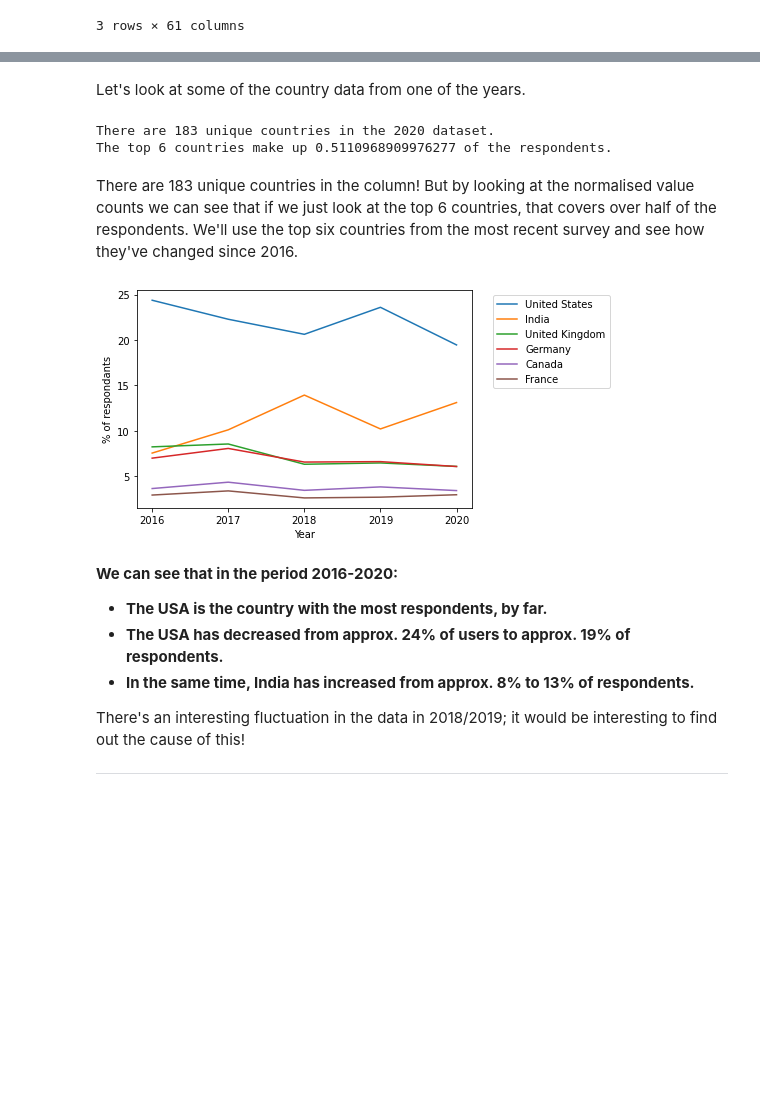
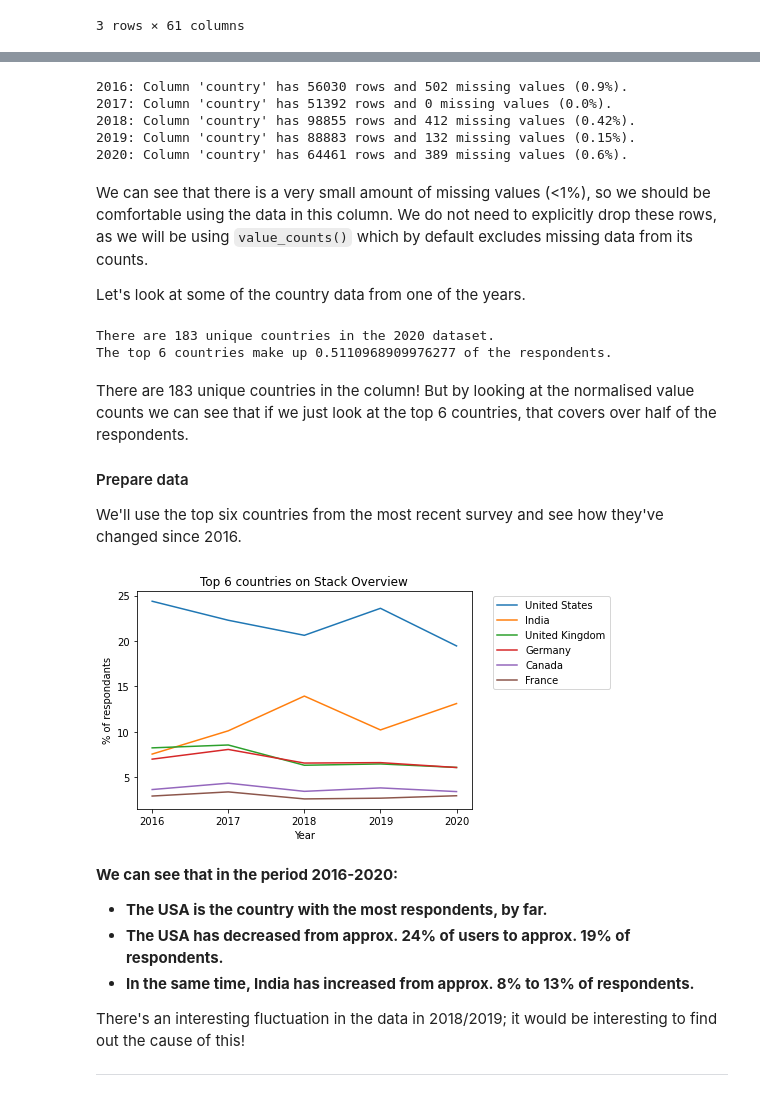
Before and after one commit to guyhth/udacity-data-scientist-nanodegree, a Jupyter notebook: Project 1/Project 1 - Write a Data Science Blog Post.ipynb, the cells around one changed output, grey strips where cells are left out. Drawn from its saved outputs; the diff is of its cells as text; code cells hidden in the pictures; blank space fills up the shorter version.

```diff
--- a/Project 1/Project 1 - Write a Data Science Blog Post.ipynb
+++ b/Project 1/Project 1 - Write a Data Science Blog Post.ipynb
@@ -70,4 +74,40 @@ for year in dfs.keys():
+# %%
+# Define function to return the number of rows and missing values in a column. Will also be used later in the analysis.
+def column_summary(df, column_name, print_summary=False):
+    """ Function to return the number of rows and missing values in a column, and optionally print these values.
+
+    Args:
+        df (pandas DataFrame): DataFrame containing the column of interest
+        column_name (str): name of the column of interest
+        print_summary (bool): print a sumamry of the column, default False
+
+    Returns:
+        count_rows (int): number of rows in the column
+        count_missing (int): number of missing values in the column
+        fraction_missing (float): fraction of rows that are missing values
+        Returned as a tuple
+    """
+    count_rows = df[column_name].shape[0]
+    count_missing = df[column_name].isna().sum()
+    fraction_missing = count_missing/count_rows
+
+    if print_summary==True:
+        print("Column '{}' has {} rows and {} missing values ({}%).".format(column_name, count_rows, count_missing, round(100*fraction_missing, 2)))
+
+    return (count_rows, count_missing, fraction_missing)
+
+for year, results in dfs.items():
+    print(year, end=': ')
+    column_summary(results, 'country', print_summary=True)
+# %% [output]
+2016: Column 'country' has 56030 rows and 502 missing values (0.9%).
+2017: Column 'country' has 51392 rows and 0 missing values (0.0%).
+2018: Column 'country' has 98855 rows and 412 missing values (0.42%).
+2019: Column 'country' has 88883 rows and 132 missing values (0.15%).
+2020: Column 'country' has 64461 rows and 389 missing values (0.6%).
 # %% [markdown]
+We can see that there is a very small amount of missing values (<1%), so we should be comfortable using the data in this column. We do not need to explicitly drop these rows, as we will be using `value_counts()` which by default excludes missing data from its counts.
+
 Let's look at some of the country data from one of the years.
 # %%
 # Count the number of unique values in the country column
@@ -85,36 +125,38 @@ print("The top {} countries make up {} of the respondents.".format(
 There are 183 unique countries in the 2020 dataset.
 The top 6 countries make up 0.5110968909976277 of the respondents.
 # %% [markdown]
-There are 183 unique countries in the column! But by looking at the normalised value counts we can see that if we just look at the top 6 countries, that covers over half of the respondents. We'll use the top six countries from the most recent survey and see how they've changed since 2016.
+There are 183 unique countries in the column! But by looking at the normalised value counts we can see that if we just look at the top 6 countries, that covers over half of the respondents.
+#### Prepare data
+We'll use the top six countries from the most recent survey and see how they've changed since 2016.
 # %%
 # Take the top six countries from the most recent survey, and use them as our countries to track.
 countries_of_interest = list(dfs[2020]['country'].value_counts(dropna=True).keys())[:num_countries_to_track]
 # %%
-# Create an empty dict to store the country data over time in
-country_data_over_time = {}
+country_data_over_time = {}  # Empty dict to store the country data over time
 
 # Iterate through our results sets
 for year, results in dfs.items():
     # Calculate normalised counts, discounting na values
     country_counts = 100*results['country'].value_counts(dropna=True, normalize=True)
 
     # Iterate through our countries of interest to pull out their data
     country_data_over_time[year] = []
     for country in countries_of_interest:
         country_data_over_time[year].append(country_counts[country])
 
 # Seperate out the dict into x and y axes
 year_values = list(country_data_over_time.keys())
 country_values = list(country_data_over_time.values())
 
 # Plot a line chart of the results
 plt.xticks(year_values)
 plt.xlabel('Year')
 plt.ylabel('% of respondants')
 plt.plot(year_values, country_values, label=countries_of_interest);
 plt.legend(bbox_to_anchor=(1.05, 1), loc='upper left');
+plt.title('Top 6 countries on Stack Overview');
 # %% [output]
-[figure, old version]
+[figure, new version]
 # %% [markdown]
 **We can see that in the period 2016-2020:**
 - **The USA is the country with the most respondents, by far.**
```
Also changed, not shown: parts of 19 cells of this notebook.
